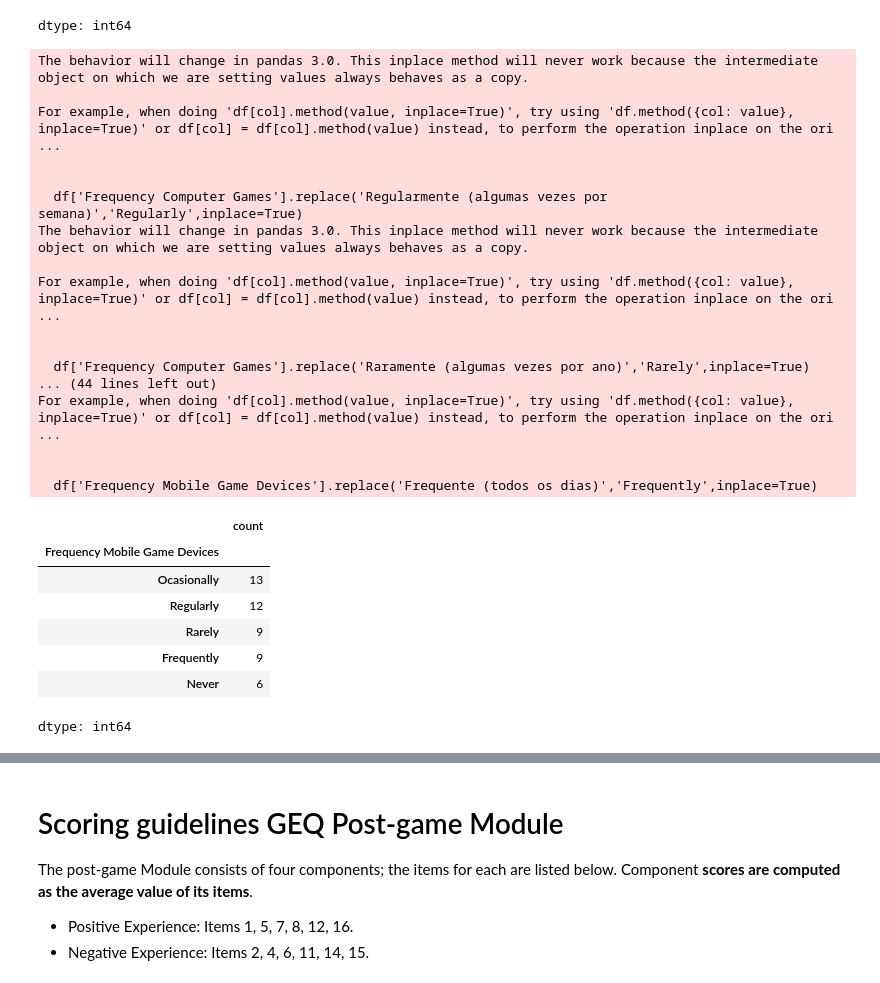
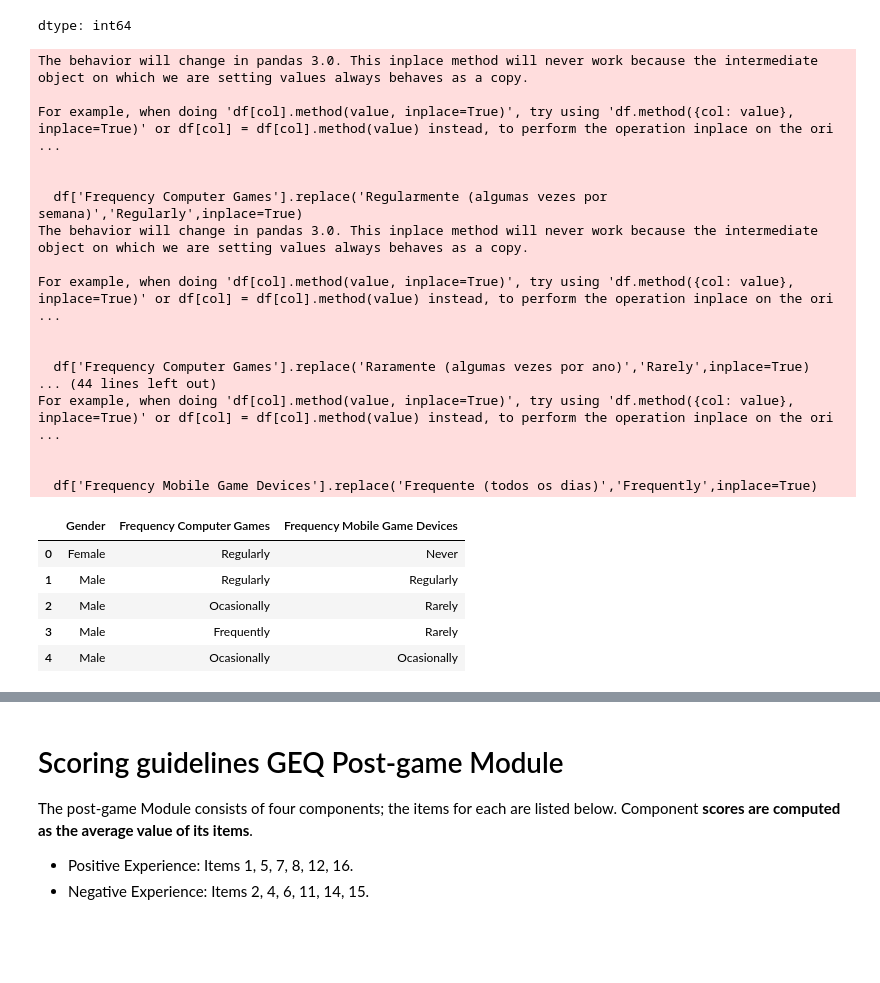
Before and after one commit to Rogerio-mack/game_analysis, a Jupyter notebook: Game_analysis_2.ipynb, the cells around one changed output, grey strips where cells are left out. Cells and saved outputs as stored; diff of their text form; code cells hidden in the pictures; blank space fills up the shorter version.

```diff
--- a/Game_analysis_2.ipynb
+++ b/Game_analysis_2.ipynb
@@ -46,39 +46,40 @@ df['Frequency Computer Games'].replace('Regularmente (algumas vezes por semana)'
 df['Frequency Computer Games'].replace('Raramente (algumas vezes por ano)','Rarely',inplace=True)
 df['Frequency Computer Games'].replace('Nunca','Never',inplace=True)
 df['Frequency Computer Games'].replace('Ocasionalmente (algumas vezes por mês)','Ocasionally',inplace=True)
 df['Frequency Computer Games'].replace('Frequente (todos os dias)','Frequently',inplace=True)
 df['Frequency Computer Games'].value_counts()
 
 df['Frequency Mobile Game Devices'].replace('Regularmente (algumas vezes por semana)','Regularly',inplace=True)
 df['Frequency Mobile Game Devices'].replace('Raramente (algumas vezes por ano)','Rarely',inplace=True)
 df['Frequency Mobile Game Devices'].replace('Nunca','Never',inplace=True)
 df['Frequency Mobile Game Devices'].replace('Ocasionalmente (algumas vezes por mês)','Ocasionally',inplace=True)
 df['Frequency Mobile Game Devices'].replace('Frequente (todos os dias)','Frequently',inplace=True)
 df['Frequency Mobile Game Devices'].value_counts()
+
+df['Gender'] = df['Gender'].replace(['Masculino','Feminino'],['Male','Female'])
+df.head()
 # %% [output]
 The behavior will change in pandas 3.0. This inplace method will never work because the intermediate object on which we are setting values always behaves as a copy.
 
 For example, when doing 'df[col].method(value, inplace=True)', try using 'df.method({col: value}, inplace=True)' or df[col] = df[col].method(value) instead, to perform the operation inplace on the ori ...
 
 
   df['Frequency Computer Games'].replace('Regularmente (algumas vezes por semana)','Regularly',inplace=True)
 The behavior will change in pandas 3.0. This inplace method will never work because the intermediate object on which we are setting values always behaves as a copy.
 
 For example, when doing 'df[col].method(value, inplace=True)', try using 'df.method({col: value}, inplace=True)' or df[col] = df[col].method(value) instead, to perform the operation inplace on the ori ...
 
 
   df['Frequency Computer Games'].replace('Raramente (algumas vezes por ano)','Rarely',inplace=True)
 ... (44 lines left out)
 For example, when doing 'df[col].method(value, inplace=True)', try using 'df.method({col: value}, inplace=True)' or df[col] = df[col].method(value) instead, to perform the operation inplace on the ori ...
 
 
   df['Frequency Mobile Game Devices'].replace('Frequente (todos os dias)','Frequently',inplace=True)
-|  | count |
-| Frequency Mobile Game Devices |  |
-| Ocasionally | 13 |
-| Regularly | 12 |
-| Rarely | 9 |
-| Frequently | 9 |
-| Never | 6 |
+|  | Gender | Frequency Computer Games | Frequency Mobile Game Devices |
+| 0 | Female | Regularly | Never |
+| 1 | Male | Regularly | Regularly |
+| 2 | Male | Ocasionally | Rarely |
+| 3 | Male | Frequently | Rarely |
+| 4 | Male | Ocasionally | Ocasionally |
-dtype: int64
 # %%
```
Also changed, not shown: parts of 7 cells of this notebook.
